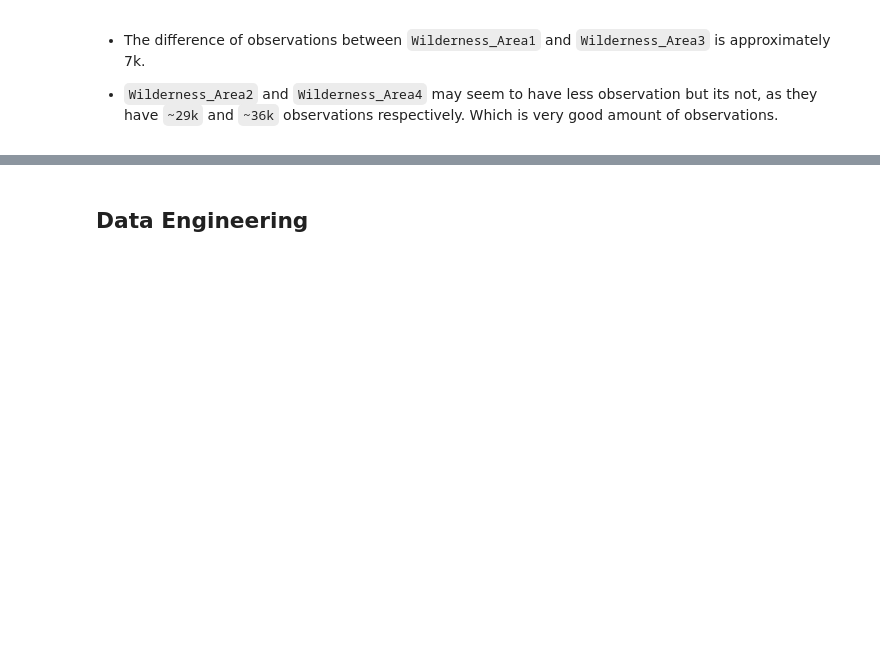
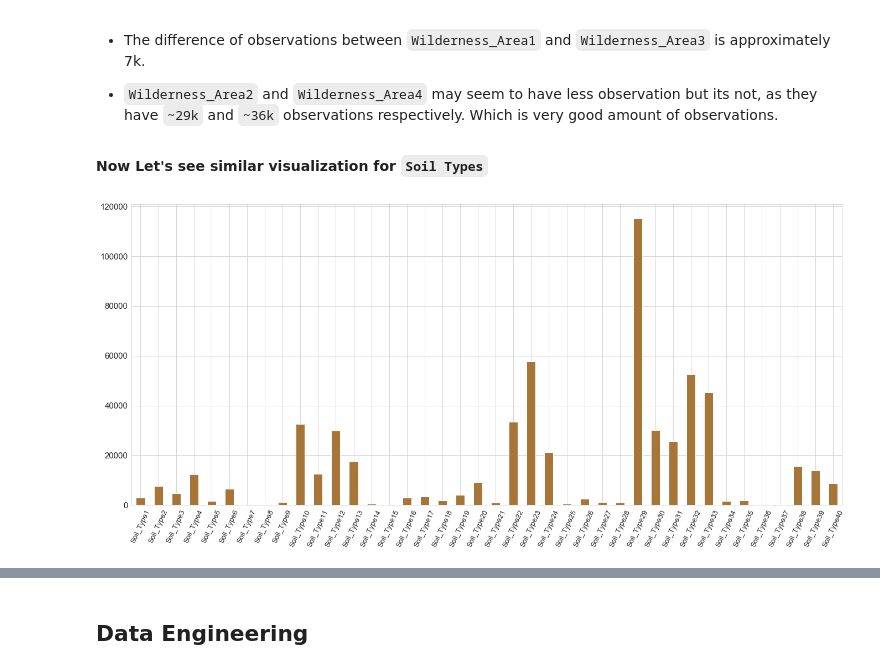
Before and after one commit to JuzerShakir/Forest_Cover-Type, a Jupyter notebook: result.ipynb, the cells around one changed output, grey strips where cells are left out. Cells and saved outputs as stored; diff of their text form; code cells hidden in the pictures; blank space fills up the shorter version.

```diff
--- a/result.ipynb
+++ b/result.ipynb
@@ -441,3 +441,25 @@ dtype: int64
 - The difference of observations between `Wilderness_Area1` and `Wilderness_Area3` is approximately 7k.
 
 - `Wilderness_Area2` and `Wilderness_Area4` may seem to have less observation but its not, as they have `~29k` and `~36k` observations respectively. Which is very good amount of observations.
+# %% [markdown]
+**Now Let's see similar visualization for `Soil Types`**
+# %%
+####    3    #####
+# Bar plot
+# Soil Type Count
+
+# plot bg
+sns.set_style("whitegrid")
+
+# select all rows and first 4 columns, plot horizontal bar with given size using color defined
+binary_fea.iloc[:,4:].sum().plot(kind='bar', figsize=(23, 10), color='#a87539')
+
+# x-axis label size, setting label rotations
+plt.xticks(rotation = 65, size = 13)
+# y-axis label size
+plt.yticks(size = 15)
+
+# display plot
+plt.show()
+# %% [output]
+[figure, added]
```
Also changed, not shown: parts of 8 cells of this notebook.
